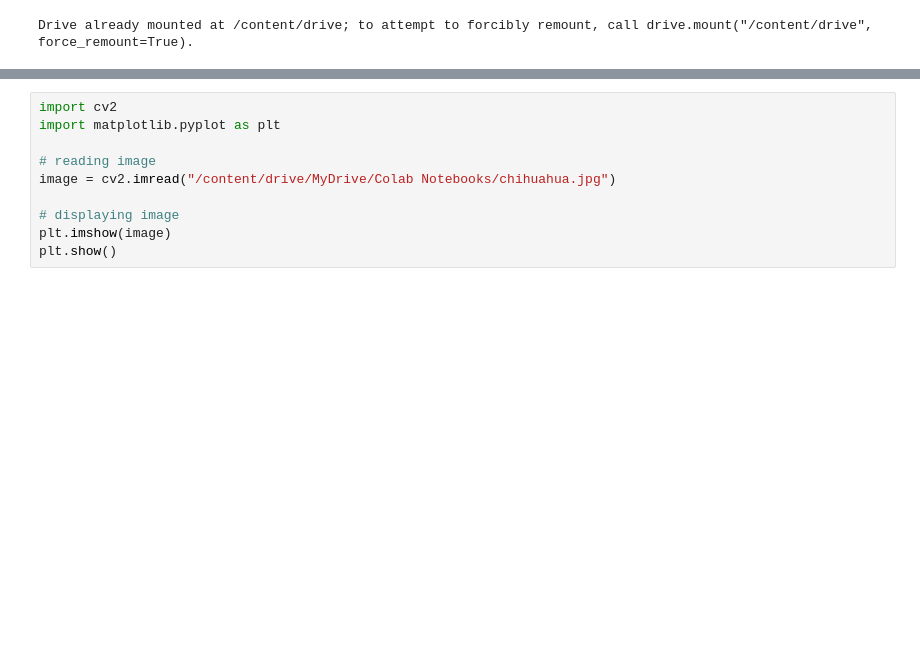
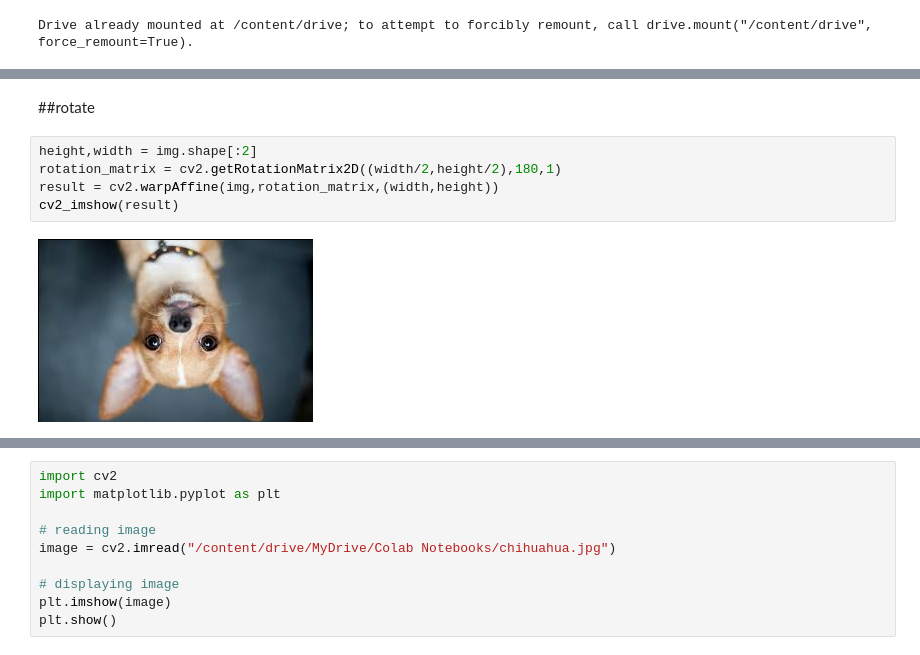
Before and after one commit to Minhaz78/Computer-Vision, a Jupyter notebook: Image_analysis.ipynb, the cells around one changed output, grey strips where cells are left out. Cells and saved outputs as stored; diff of their text form; blank space fills up the shorter version.

```diff
--- a/Image_analysis.ipynb
+++ b/Image_analysis.ipynb
@@ -23,0 +33,9 @@ img.shape
+# %% [markdown]
+##rotate
+# %%
+height,width = img.shape[:2]
+rotation_matrix = cv2.getRotationMatrix2D((width/2,height/2),180,1)
+result = cv2.warpAffine(img,rotation_matrix,(width,height))
+cv2_imshow(result)
+# %% [output]
+[figure, added]
```
Also changed, not shown: parts of 10 cells of this notebook.
